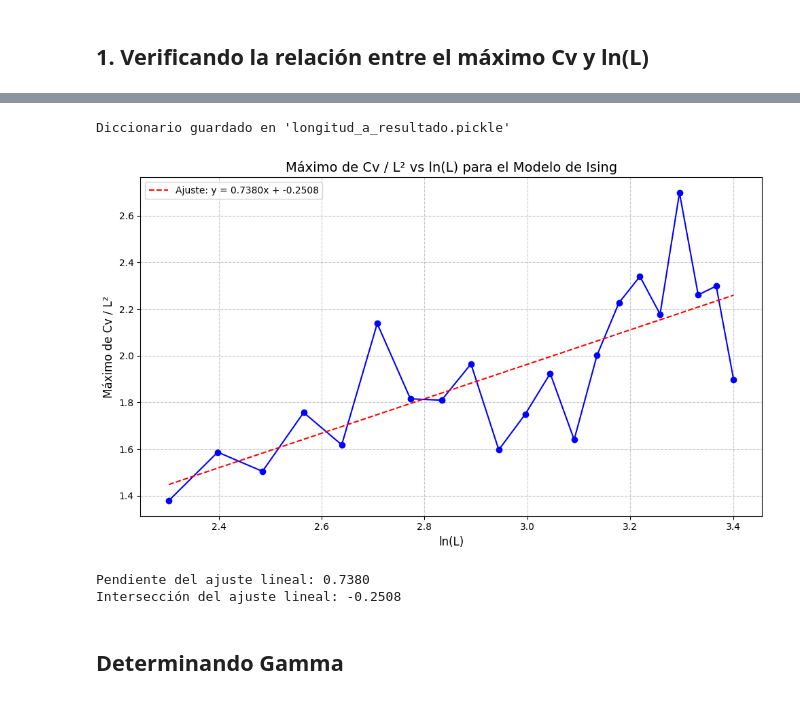
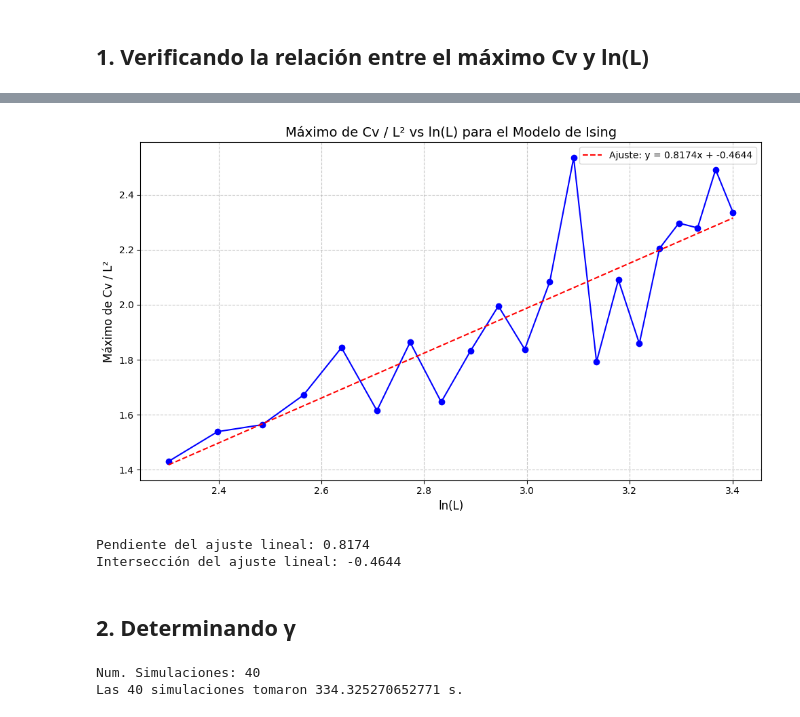
Before and after one commit to BrianDL/fisica_computacional, a Jupyter notebook: 3 - Modelo de Ising/ising.ipynb, the cells around one changed output, grey strips where cells are left out. Saved outputs shown, nothing was run; the diff lists cells and outputs as text; code cells hidden in the pictures.

```diff
--- a/3 - Modelo de Ising/ising.ipynb
+++ b/3 - Modelo de Ising/ising.ipynb
@@ -277,7 +277,15 @@ async def applicar_en_rtemp(temps, acc, L=10, H=0, J=1.0, N=2**13):
 ### Visualizar los resultados antes de hacer todas las simulacines y nos
 ### permite usar las funciones (guardar_diccionario y cargar diccionario)
 ### para guardar nuestro diccionario para otra sesión.
-temp_a_result = {} ### para almacenar los resultados
+
+### Tendrá la forma de los parámetros temperatura y lado a resultados de esa
+### temperatura y lado (T,L) -> R
+
+### Cuando necesitemos hacer una visualización nececitaremos seleccionar de aquí
+### el subconjunto de temperaturas y lados a graficar.
+
+
+tl_a_result = {} ### para almacenar los resultados
 # %%
 ### Para encontrar el punto crítico, notamos que la susceptibilidad
 ### tiene ceros en los puntos extremos de la temperatura, por lo que
@@ -385,17 +411,17 @@ Ls = [ L for L in range(30,9,-1) ] ### las redes más grandes primero
 
 for L in Ls:
 
-  _temp_a_result = L_a_result.get(L, {}) ### acumulador interno
-
   temps = [
       T for n in range(-50,51,5) \
-      if (T:=Tc - n*(0.01)) not in _temp_a_result
+      if (T:=Tc - n*(0.01)) and (T,L) not in tl_a_result
   ]
+
+  acc = {} ### acumulador interno
 
   print(f"Num. Simulaciones: {len(temps)}")
   t0 = time.time()
-  await applicar_en_rtemp(temps, _temp_a_result, L = L)
+  await applicar_en_rtemp(temps, acc, L = L)
   print(f"Las {len(temps)} simulaciones tomaron {time.time() - t0} s.")
 
-  L_a_result[L] = _temp_a_result
+  for T,R in acc.items(): tl_a_result[(T,L)] = R ### actualizando acumulador global
 # %% [output]
@@ -419,13 +445,25 @@ Las 10 simulaciones tomaron 20.4374680519104 s.
 # %%
 
+# guardar_diccionario(tl_a_result, "acc.pickle")  ### guardando nuestro diccionario global
+
+
+### Comenzamos de nuevo por seleccionar las simulaciones que nos interesa graficar
 cv_sobre_l2 = lambda Es,T,L: calor_especifico(Es,1/T,T) / (L**2)
 
-guardar_diccionario(L_a_result, "longitud_a_resultado.pickle")
+Tc = 2.269
 
-l_a_cvs = { L: [ cv_sobre_l2(R[0],T,L) for T, R in TtR.items() ]  \
-            for L, TtR in L_a_result.items()
-          }
-l_a_max_cv = { L:max(cvs) for L, cvs in l_a_cvs.items() }
+L_a_Cv_max = {}
+for L in range(30,9,-1):
+  L_a_Cv_max[L] = []
+
+  for n in range(-50,51,1):
+    T = Tc - n*(0.01)
+    R = tl_a_result.get((T,L), None)
+
+    if R:
+      L_a_Cv_max[L].append( cv_sobre_l2(R[0], T, L) )
+
+  L_a_Cv_max[L] = max(L_a_Cv_max[L])
 
 def graficar_Cv_max_vs_log_L(L_a_Cv_max):
     """
@@ -433,37 +471,36 @@ def graficar_Cv_max_vs_log_L(L_a_Cv_max):
 
     :param L_a_Cv_max: Diccionario con L como claves y el máximo de Cv/L^2 como valores
     """
     # Ordenar el diccionario por L para asegurar que la gráfica esté en orden
     datos_ordenados = sorted(L_a_Cv_max.items())
     L_valores, Cv_max_valores = zip(*datos_ordenados)
 
     # Calcular el logaritmo natural de L
     log_L = np.log(L_valores)
 
     plt.figure(figsize=(10, 6))
     plt.plot(log_L, Cv_max_valores, 'bo-')
     plt.xlabel('ln(L)', fontsize=12)
     plt.ylabel('Máximo de Cv / L²', fontsize=12)
     plt.title('Máximo de Cv / L² vs ln(L) para el Modelo de Ising', fontsize=14)
     plt.grid(True, linestyle='--', alpha=0.7)
 
     # Ajuste lineal
     coef = np.polyfit(log_L, Cv_max_valores, 1)
     poly1d_fn = np.poly1d(coef)
     plt.plot(log_L, poly1d_fn(log_L), 'r--', label=f'Ajuste: y = {coef[0]:.4f}x + {coef[1]:.4f}')
 
     plt.legend()
     plt.tight_layout()
     plt.show()
 
     print(f"Pendiente del ajuste lineal: {coef[0]:.4f}")
     print(f"Intersección del ajuste lineal: {coef[1]:.4f}")
 
-graficar_Cv_max_vs_log_L(l_a_max_cv)
+graficar_Cv_max_vs_log_L(L_a_Cv_max)
 # %% [output]
+[figure, new version]
-Diccionario guardado en 'longitud_a_resultado.pickle'
+Pendiente del ajuste lineal: 0.8174
+Intersección del ajuste lineal: -0.4644
-[figure, old version]
-Pendiente del ajuste lineal: 0.7380
-Intersección del ajuste lineal: -0.2508
 # %% [markdown]
-## Determinando Gamma
+## 2. Determinando γ
@@ -474,0 +507,22 @@ tsub_critica_a_result = {}
+# %%
+### Generamos las temperaturas, vamos a modificar el step de la función
+### range para tener el rango que necesitamos, así podemos ir viendo nuestros
+### resultados en borrador sin correr todas la 500 simulaciones de una vez
+
+L=30
+Tc = 2.269
+
+temps = [ T for n in range(0, 501, 10) \
+         if (T:= Tc - 0.001*n) and (T,L) not in tl_a_result ]
+
+acc = {} ### acumulador local
+
+print(f"Num. Simulaciones: {len(temps)}")
+t0 = time.time()
+await applicar_en_rtemp(temps, acc, L=L)
+print(f"Las {len(temps)} simulaciones tomaron {time.time() - t0} s.")
+
+for T,R in acc.items(): tl_a_result[(T,L)] = R ### actualizando acumulador global
+# %% [output]
+Num. Simulaciones: 40
+Las 40 simulaciones tomaron 334.325270652771 s.
```
Also changed, not shown: parts of 13 cells of this notebook.
